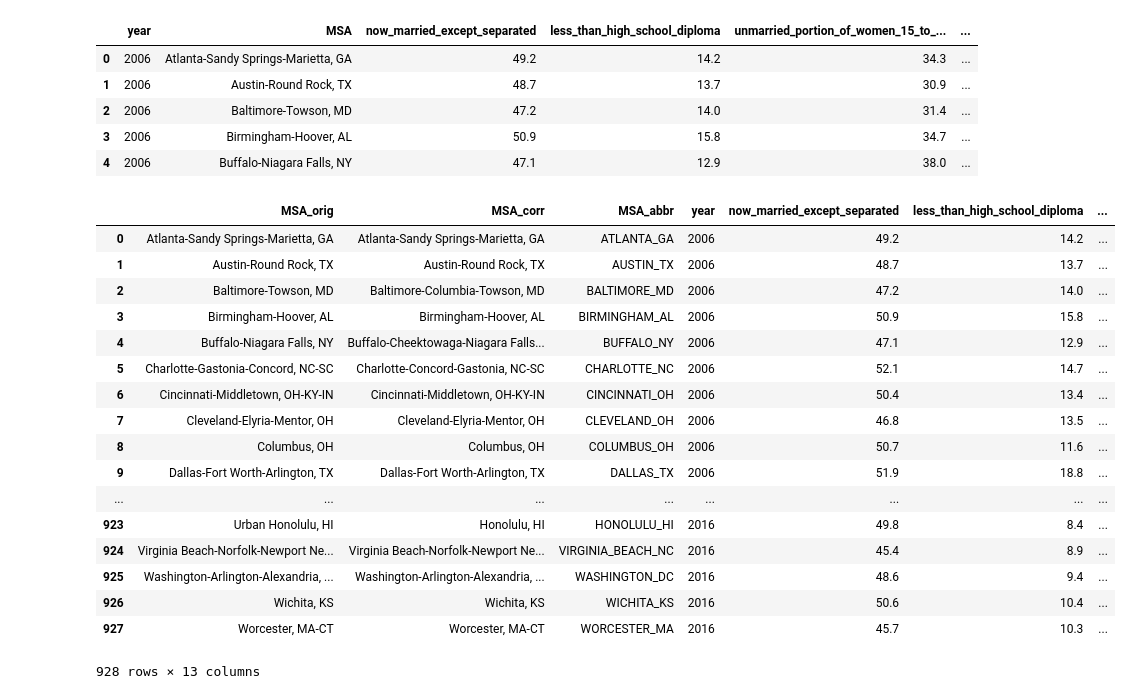
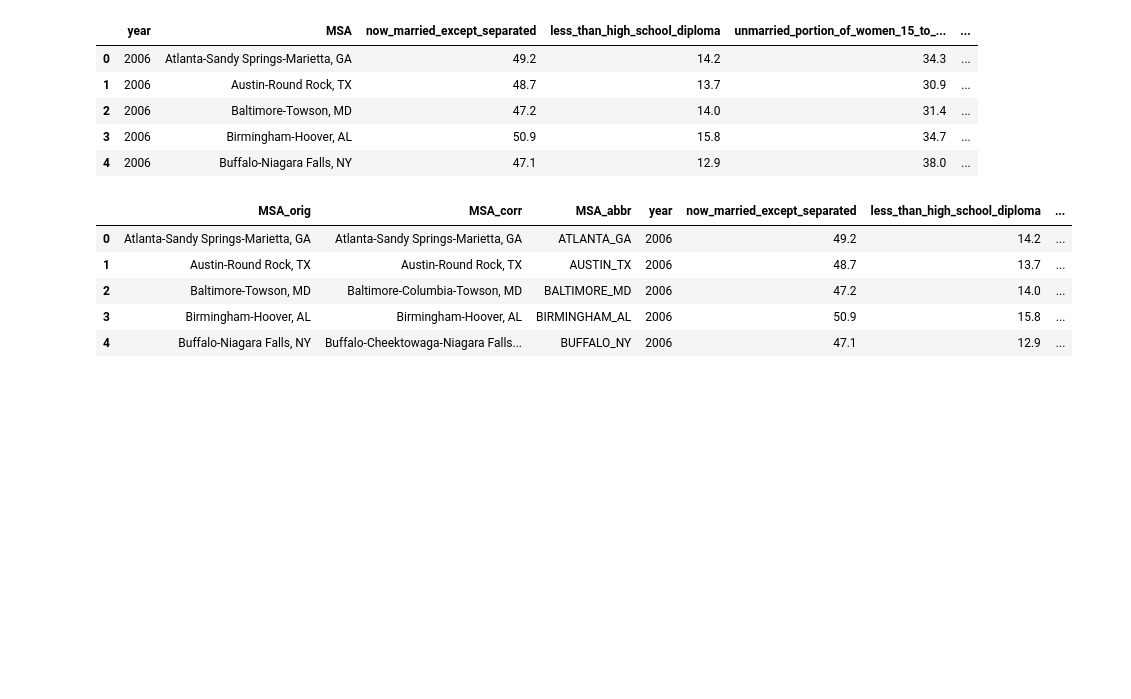
Before and after one commit to dkloving/CS109A_Project, a Jupyter notebook: data_collection/data_collection.ipynb, the cells around one changed output. Drawn from its saved outputs; the diff is of its cells as text; code cells hidden in the pictures; blank space fills up the shorter version.

Commit message:
Updated data collectoin and added to the webpage

```diff
--- a/scripts/load_and_process_data.ipynb
+++ b/data_collection/data_collection.ipynb
@@ -113,7 +119,7 @@ fbi_years_dict = {}
 # iterate over years and read the data, storing into dict
 for year in years:
     # read and add to dict
-    fbi_years_dict.update({year:read_fbi_year_data(year)})
+    fbi_years_dict.update({year:fetch_fbi_year_data(year)})
     time.sleep(1)
 # %%
 # take a peak at 2010 data
@@ -130,5 +136,12 @@ fbi_years_dict[2010].head()
 # %%
 def read_census_year_data(year):
+    '''
+    Reads Census data by MSA from local files
+
+    Inputs:
+    --year, a year for which data should be read
+    '''
+
     # parse last two digits of year
     year_last_two = str(year)[-2:]
 
@@ -496,8 +510,14 @@ cols_mapping_dicts[2015] = {
 # here the mappings for the years are the same
 cols_mapping_dicts[2016] = cols_mapping_dicts[2015]
 # %%
-#Function to select features specified, map the names and return the df
 def get_selected_features(df, mapping_dict):
+    '''
+    Selects features specified, maps the names, and returns the df with only those features
+
+    Inputs:
+    --df, a dataframe for which selection is made
+    --mapping_dict, dicitonary containing subset of features with mappings
+    '''
     # get a copy of data
     df = df.copy()
 
@@ -692,47 +718,35 @@ msa_corr_map_to_abbr = {'Akron, OH':'AKRON_OH',
                         'Worcester, MA-CT':'WORCESTER_MA',
                         'Youngstown-Warren-Boardman, OH-PA':'YOUNGSTOWN_OH'}
 # %%
-# process MSAs
-
-#rename msa to msa_orig ~~~~~~~~~~~~~~~~~~~~~~~$$$$$
+#rename msa column to msa_orig
 all_df = all_df.rename(columns={'MSA':'MSA_orig'})
 
-rename_msa = lambda x : msa_orig_map_to_corr.get(x)
-
-
+# create new column with corrected names
 all_df['MSA_corr'] = all_df['MSA_orig']\
     .apply(lambda x :msa_orig_map_to_corr.get(x) if msa_orig_map_to_corr.get(x) is not None else x)
+
+# creat additional column with abbreviated names
 all_df['MSA_abbr'] = all_df['MSA_corr'].apply(lambda x : msa_corr_map_to_abbr.get(x))
 
-
+# set columns list (in desired order)
 columns = ['MSA_orig', 'MSA_corr', 'MSA_abbr', 'year',
            'now_married_except_separated',
            'less_than_high_school_diploma',
            'unmarried_portion_of_women_15_to_50_years_who_had_a_birth_in_past_12_months',
            'households_with_food_stamp_snap_benefits',
            'percentage_married-couple_family',
            'percentage_female_householder_no_husband_present_family',
            'poverty_all_people', 'house_median_value_(dollars)',
            'murder_per_100_k']
+# reorder columns
+all_df = all_df[columns]
 
-all_df = all_df[columns]
-all_df
+# take a look at df
+all_df.head()
 # %% [output]
 |  | MSA_orig | MSA_corr | MSA_abbr | year | now_married_except_separated | less_than_high_school_diploma | ... |
 | 0 | Atlanta-Sandy Springs-Marietta, GA | Atlanta-Sandy Springs-Marietta, GA | ATLANTA_GA | 2006 | 49.2 | 14.2 | ... |
 | 1 | Austin-Round Rock, TX | Austin-Round Rock, TX | AUSTIN_TX | 2006 | 48.7 | 13.7 | ... |
 | 2 | Baltimore-Towson, MD | Baltimore-Columbia-Towson, MD | BALTIMORE_MD | 2006 | 47.2 | 14.0 | ... |
 | 3 | Birmingham-Hoover, AL | Birmingham-Hoover, AL | BIRMINGHAM_AL | 2006 | 50.9 | 15.8 | ... |
 | 4 | Buffalo-Niagara Falls, NY | Buffalo-Cheektowaga-Niagara Falls... | BUFFALO_NY | 2006 | 47.1 | 12.9 | ... |
-| 5 | Charlotte-Gastonia-Concord, NC-SC | Charlotte-Concord-Gastonia, NC-SC | CHARLOTTE_NC | 2006 | 52.1 | 14.7 | ... |
-| 6 | Cincinnati-Middletown, OH-KY-IN | Cincinnati-Middletown, OH-KY-IN | CINCINNATI_OH | 2006 | 50.4 | 13.4 | ... |
-| 7 | Cleveland-Elyria-Mentor, OH | Cleveland-Elyria-Mentor, OH | CLEVELAND_OH | 2006 | 46.8 | 13.5 | ... |
-| 8 | Columbus, OH | Columbus, OH | COLUMBUS_OH | 2006 | 50.7 | 11.6 | ... |
-| 9 | Dallas-Fort Worth-Arlington, TX | Dallas-Fort Worth-Arlington, TX | DALLAS_TX | 2006 | 51.9 | 18.8 | ... |
-| ... | ... | ... | ... | ... | ... | ... | ... |
-| 923 | Urban Honolulu, HI | Honolulu, HI | HONOLULU_HI | 2016 | 49.8 | 8.4 | ... |
-| 924 | Virginia Beach-Norfolk-Newport Ne... | Virginia Beach-Norfolk-Newport Ne... | VIRGINIA_BEACH_NC | 2016 | 45.4 | 8.9 | ... |
-| 925 | Washington-Arlington-Alexandria, ... | Washington-Arlington-Alexandria, ... | WASHINGTON_DC | 2016 | 48.6 | 9.4 | ... |
-| 926 | Wichita, KS | Wichita, KS | WICHITA_KS | 2016 | 50.6 | 10.4 | ... |
-| 927 | Worcester, MA-CT | Worcester, MA-CT | WORCESTER_MA | 2016 | 45.7 | 10.3 | ... |
-928 rows × 13 columns
```
Also changed, not shown: parts of 12 cells of this notebook, 2 other files.
